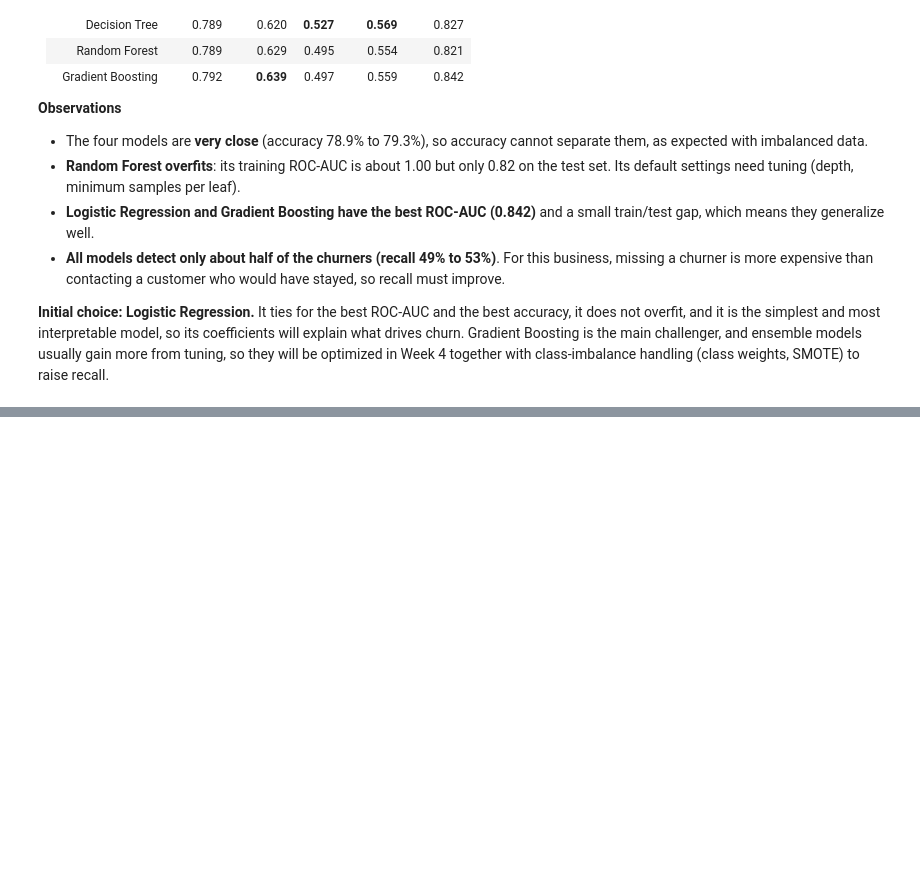
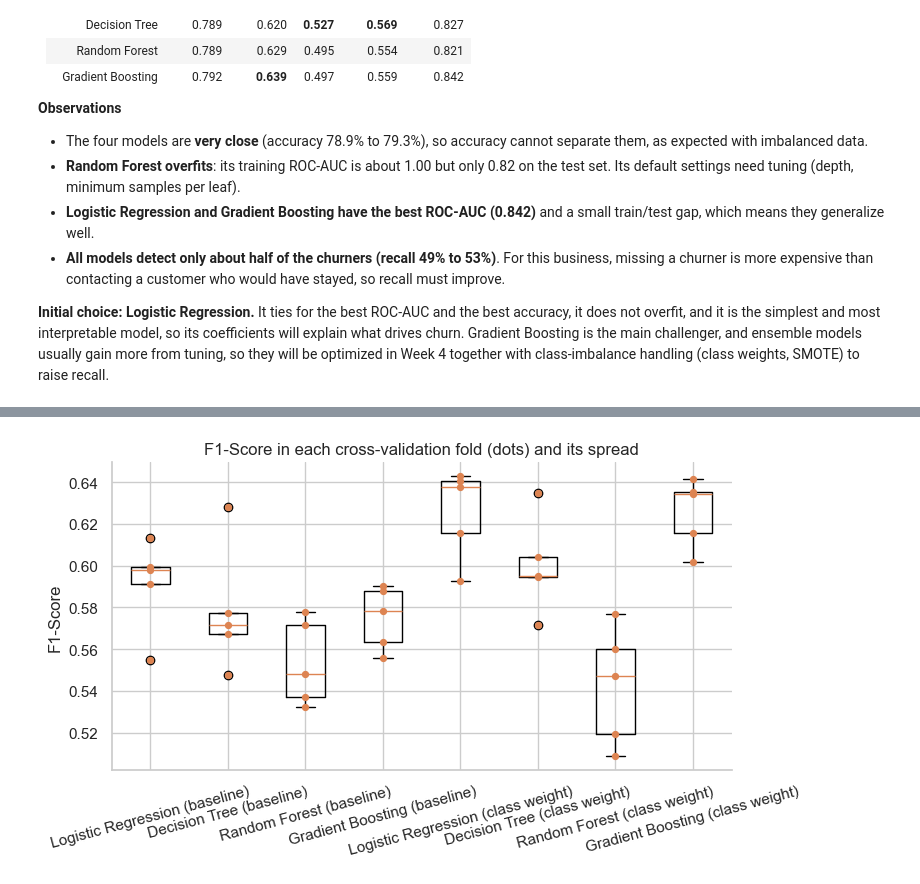
Before and after one commit to Da1vReyes/customer_churn_prediction, a Jupyter notebook: notebooks/customer_churn_analysis.ipynb, the cells around one changed output, grey strips where cells are left out. Cells and saved outputs as stored; diff of their text form; code cells hidden in the pictures; blank space fills up the shorter version.

```diff
--- a/notebooks/customer_churn_analysis.ipynb
+++ b/notebooks/customer_churn_analysis.ipynb
@@ -817,0 +921,8 @@ _Next: Week 4, class imbalance, cross-validation and hyperparameter tuning._
+# %%
+cv_baseline = cross_validate_models(build_models("Baseline", y_train), X_train, y_train)
+cv_balanced = cross_validate_models(build_models("Class weight", y_train), X_train, y_train)
+cv_baseline["Model"] += " (baseline)"
+cv_balanced["Model"] += " (class weight)"
+cv_results = pd.concat([cv_baseline, cv_balanced], ignore_index=True)
+
+summarize_cv(cv_results)
@@ -817,0 +950,6 @@ _Next: Week 4, class imbalance, cross-validation and hyperparameter tuning._
+# %%
+fig = plot_cv_scores(cv_results, "F1-Score")
+save_fig(fig, "cross_validation_f1.png")
+plt.show()
+# %% [output]
+[figure, added]
```
Also changed, not shown: parts of 27 cells of this notebook.
